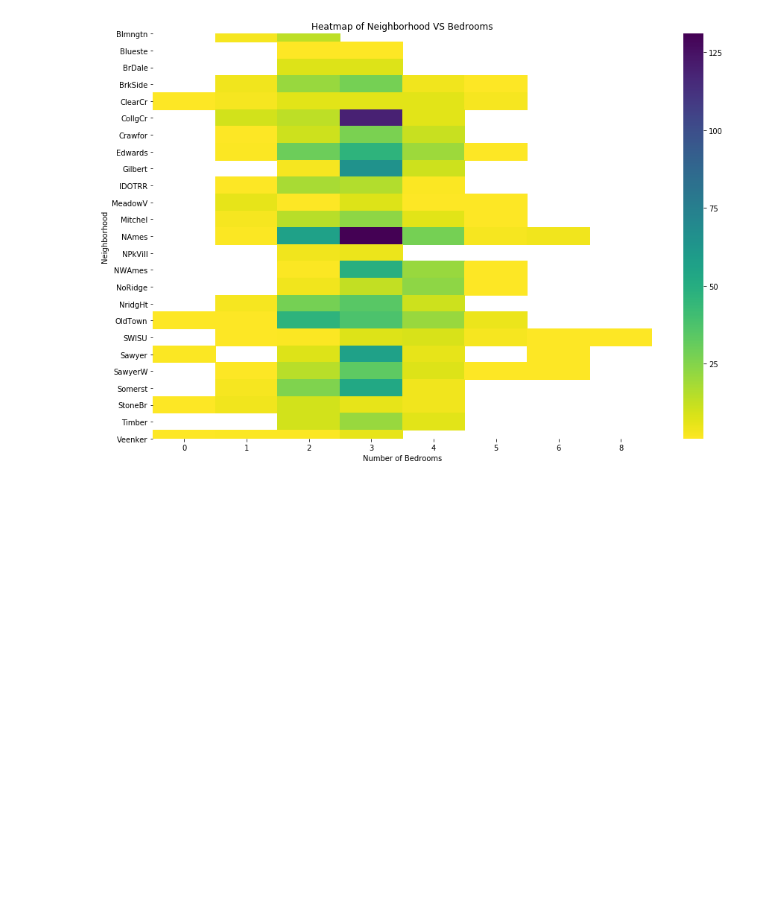
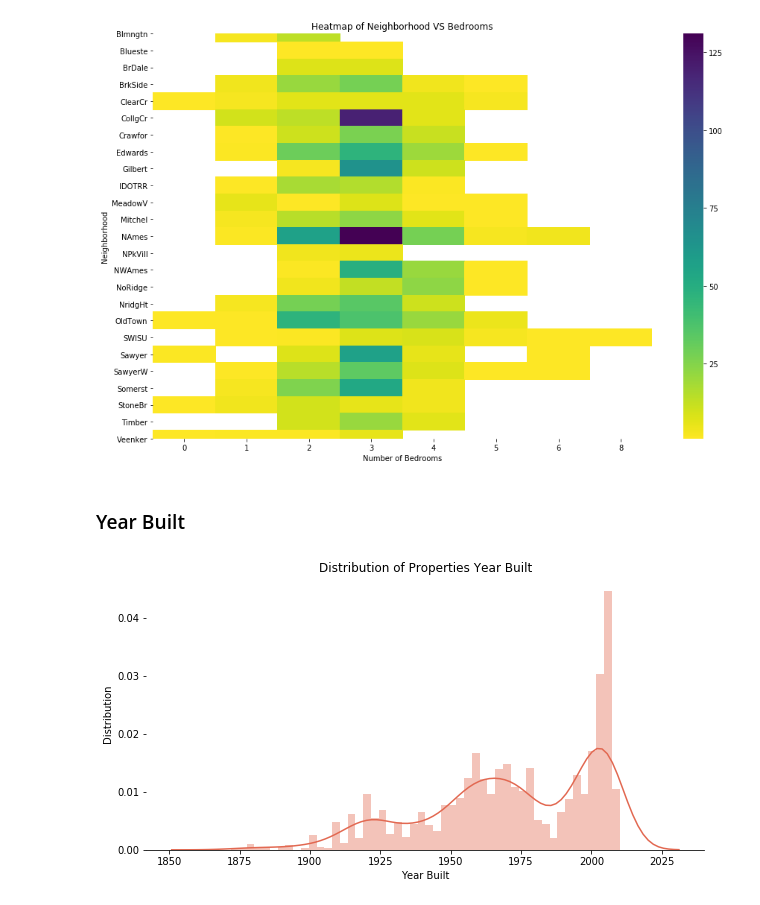
Before and after one commit to albertsundjaja/us_housing_analysis, a Jupyter notebook: training.ipynb, the cells around one changed output. Saved outputs shown, nothing was run; the diff lists cells and outputs as text; code cells hidden in the pictures; blank space fills up the shorter version.

```diff
--- a/Untitled.ipynb
+++ b/training.ipynb
@@ -217,3 +366,17 @@ plt.xlabel('Number of Bedrooms')
 # %% [output]
 Text(0.5, 69.0, 'Number of Bedrooms')
 [figure]
+# %% [markdown]
+### Year Built
+# %%
+sns.set_palette('coolwarm')
+palette = sns.color_palette()
+# %%
+plt.figure(figsize=(10,5))
+sns.distplot(df['YearBuilt'], bins=50, color=palette[5])
+sns.despine(left=True)
+plt.title("Distribution of Properties Year Built")
+plt.ylabel("Distribution")
+plt.xlabel("Year Built");
+# %% [output]
+[figure, added]
```
Also changed, not shown: parts of 56 cells of this notebook, 4 other files.
